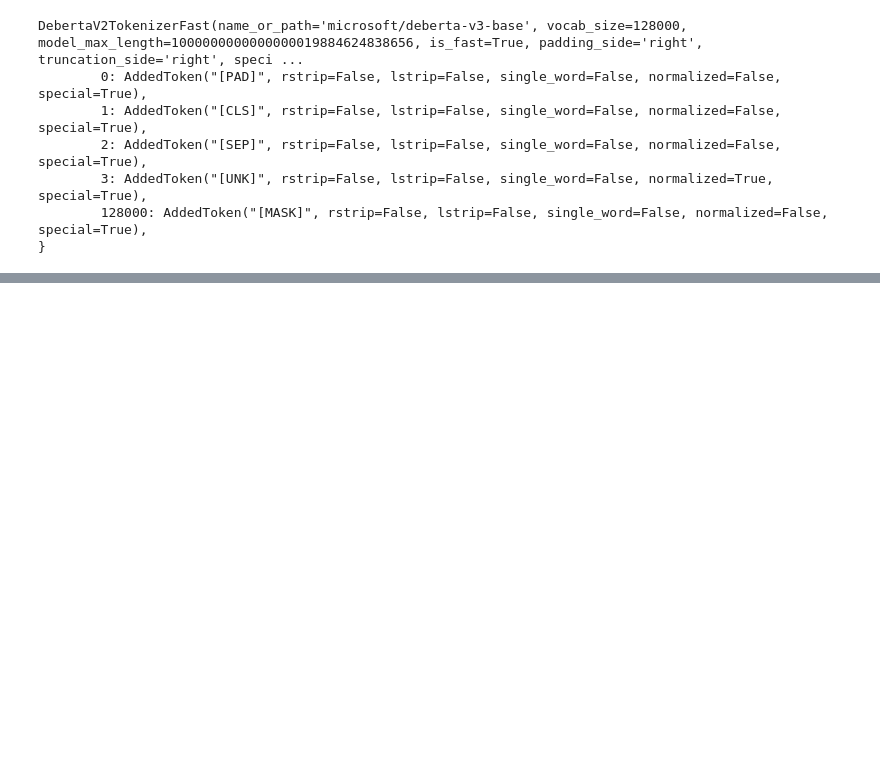
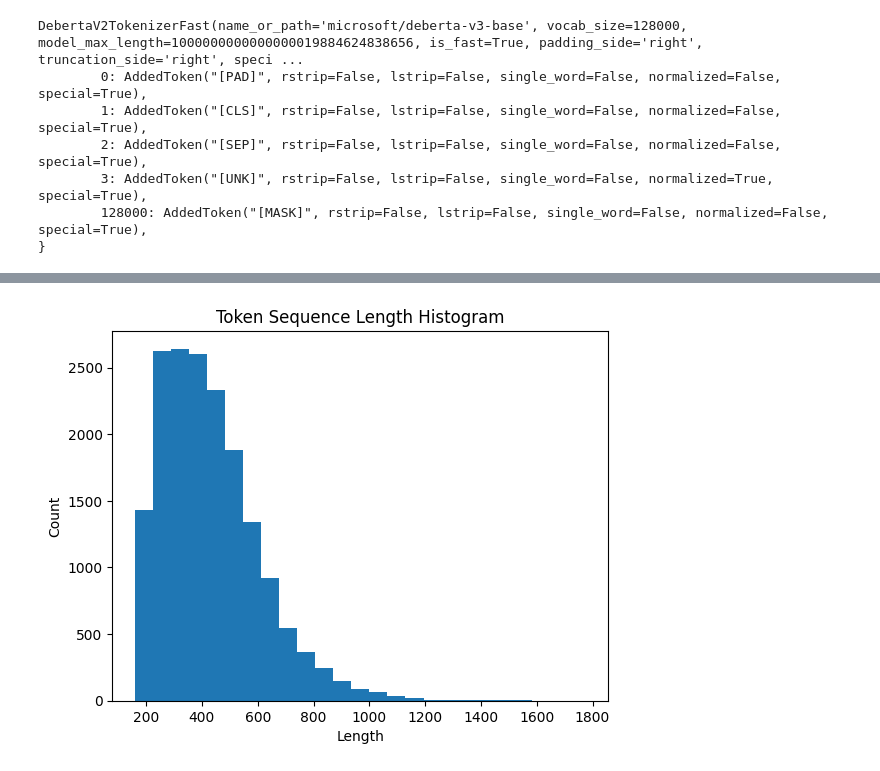
Before and after one commit to Shakleen/Kaggle-Automated-Essay-Scoring, a Jupyter notebook: notebooks/prepare_data.ipynb, the cells around one changed output, grey strips where cells are left out. Drawn from its saved outputs; the diff is of its cells as text; code cells hidden in the pictures; blank space fills up the shorter version.

```diff
--- a/notebooks/prepare_data.ipynb
+++ b/notebooks/prepare_data.ipynb
@@ -84,8 +88,8 @@ Name: count, dtype: int64
 Sources:
 1. [MOTH's Notebook](https://www.kaggle.com/code/alejopaullier/aes-2-multi-class-classification-train?scriptVersionId=170290107&cellId=14)
 # %%
-toknizer = AutoTokenizer.from_pretrained(Config.MODEL)
-toknizer.save_pretrained(Paths.TOKENIZER_PATH)
+tokenizer = AutoTokenizer.from_pretrained(Config.MODEL)
+tokenizer.save_pretrained(Paths.TOKENIZER_PATH)
 # %% [output]
 ('output/tokenizer/tokenizer_config.json',
  'output/tokenizer/special_tokens_map.json',
@@ -104,0 +114,13 @@ DebertaV2TokenizerFast(name_or_path='microsoft/deberta-v3-base', vocab_size=1280
+# %%
+lengths = [
+    len(tokenizer(text, add_special_tokens=False)["input_ids"])
+    for text in tqdm(train_df["full_text"].fillna(""), total=len(train_df))
+]
+# %%
+_ = plt.hist(lengths, bins=25)
+plt.title("Token Sequence Length Histogram")
+plt.xlabel("Length")
+plt.ylabel("Count")
+plt.show()
+# %% [output]
+[figure, added]
```
Also changed, not shown: parts of 7 cells of this notebook, 1 other file.
